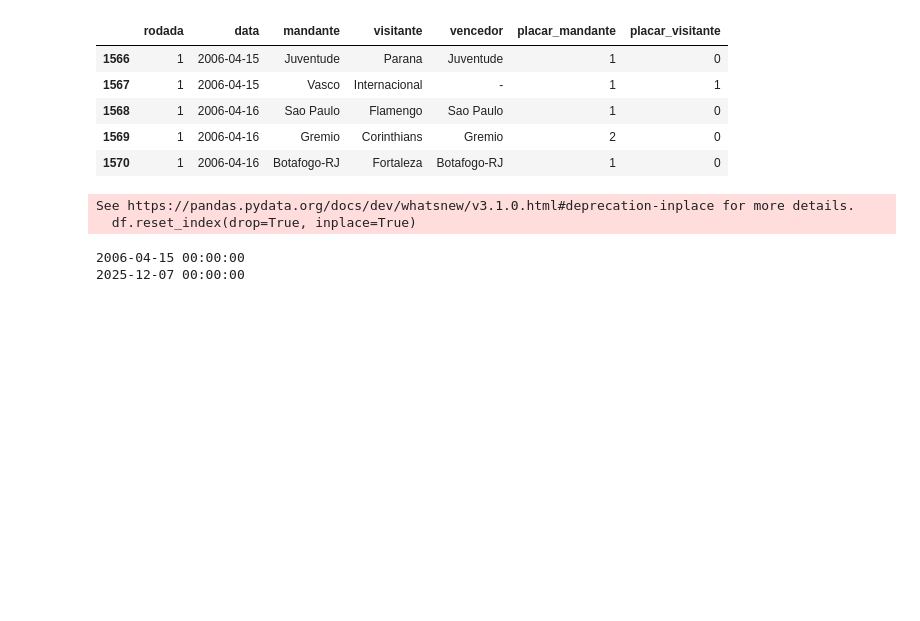
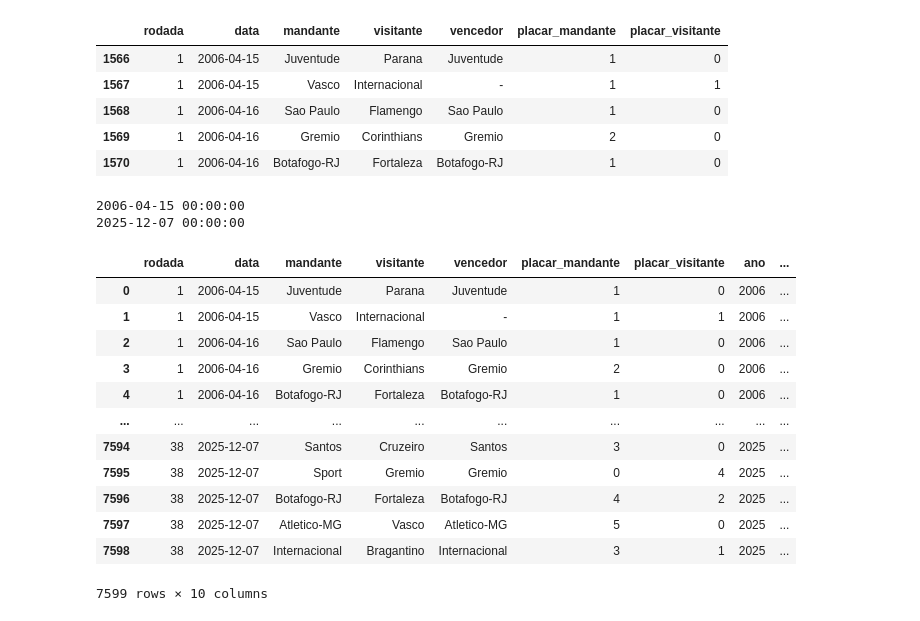
Before and after one commit to murilojusti/previsao_brasileirao, a Jupyter notebook: previsao.ipynb, the cells around one changed output. Saved outputs shown, nothing was run; the diff lists cells and outputs as text; code cells hidden in the pictures; blank space fills up the shorter version.

```diff
--- a/previsao.ipynb
+++ b/previsao.ipynb
@@ -76,10 +74,7 @@ df.head()
 | 1570 | 1 | 2006-04-16 | Botafogo-RJ | Fortaleza | Botafogo-RJ | 1 | 0 |
 # %%
 # Arrumando o índice do DataFrame após o filtro
-df.reset_index(drop=True, inplace=True)
+df = df.reset_index(drop=True)
-# %% [output]
-See https://pandas.pydata.org/docs/dev/whatsnew/v3.1.0.html#deprecation-inplace for more details.
-  df.reset_index(drop=True, inplace=True)
 # %%
 # Verificando o período de tempo dos dados
 print(df['data'].min())
@@ -87,3 +82,48 @@ print(df['data'].max())
 # %% [output]
 2006-04-15 00:00:00
 2025-12-07 00:00:00
+# %%
+# Criando a coluna 'ano'
+df['ano'] = df['data'].dt.year
+# %%
+# Condições pontuação do time mandante
+condicoes = [
+    df['placar_mandante'] > df['placar_visitante'],
+    df['placar_mandante'] == df['placar_visitante'],
+    df['placar_visitante'] > df['placar_mandante']
+]
+
+# Quantidade de pontos baseado na condição
+resultados = [3, 1, 0]
+
+# Adição da coluna com as pontuações calculadas
+df['pontos_mandante'] = np.select(condicoes, resultados)
+# %%
+# Condições pontuação do time visitante
+condicoes = [
+    df['placar_visitante'] > df['placar_mandante'],
+    df['placar_mandante'] == df['placar_visitante'],
+    df['placar_mandante'] > df['placar_visitante']
+]
+
+# Quantidade de pontos baseado na condição
+resultados = [3, 1, 0]
+
+# Adição da coluna com as pontuações calculadas
+df['pontos_visitante'] = np.select(condicoes, resultados)
+# %%
+df
+# %% [output]
+|  | rodada | data | mandante | visitante | vencedor | placar_mandante | placar_visitante | ano | ... |
+| 0 | 1 | 2006-04-15 | Juventude | Parana | Juventude | 1 | 0 | 2006 | ... |
+| 1 | 1 | 2006-04-15 | Vasco | Internacional | - | 1 | 1 | 2006 | ... |
+| 2 | 1 | 2006-04-16 | Sao Paulo | Flamengo | Sao Paulo | 1 | 0 | 2006 | ... |
+| 3 | 1 | 2006-04-16 | Gremio | Corinthians | Gremio | 2 | 0 | 2006 | ... |
+| 4 | 1 | 2006-04-16 | Botafogo-RJ | Fortaleza | Botafogo-RJ | 1 | 0 | 2006 | ... |
+| ... | ... | ... | ... | ... | ... | ... | ... | ... | ... |
+| 7594 | 38 | 2025-12-07 | Santos | Cruzeiro | Santos | 3 | 0 | 2025 | ... |
+| 7595 | 38 | 2025-12-07 | Sport | Gremio | Gremio | 0 | 4 | 2025 | ... |
+| 7596 | 38 | 2025-12-07 | Botafogo-RJ | Fortaleza | Botafogo-RJ | 4 | 2 | 2025 | ... |
+| 7597 | 38 | 2025-12-07 | Atletico-MG | Vasco | Atletico-MG | 5 | 0 | 2025 | ... |
+| 7598 | 38 | 2025-12-07 | Internacional | Bragantino | Internacional | 3 | 1 | 2025 | ... |
+7599 rows × 10 columns
```
Also changed, not shown: parts of 7 cells of this notebook.
